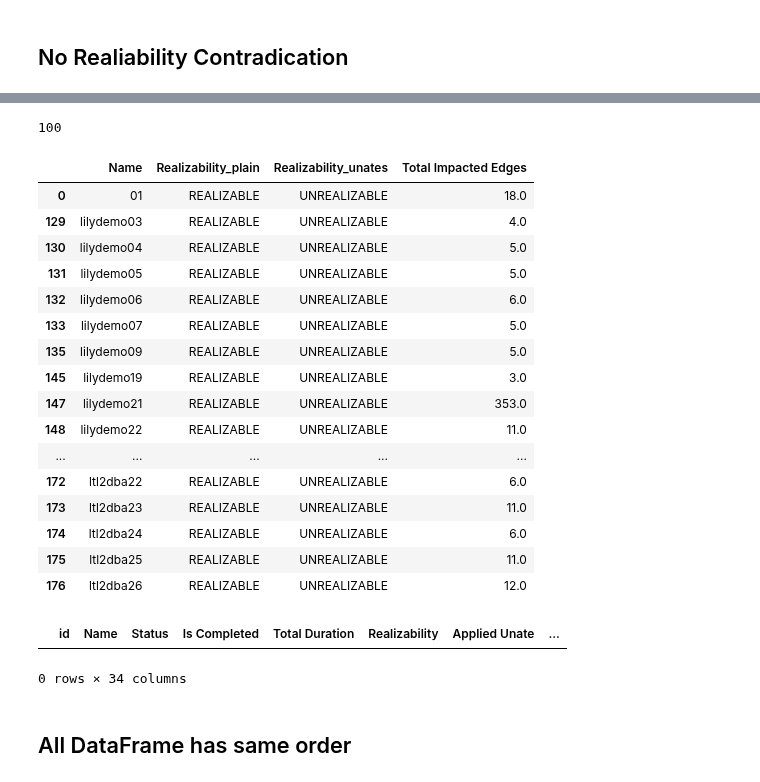
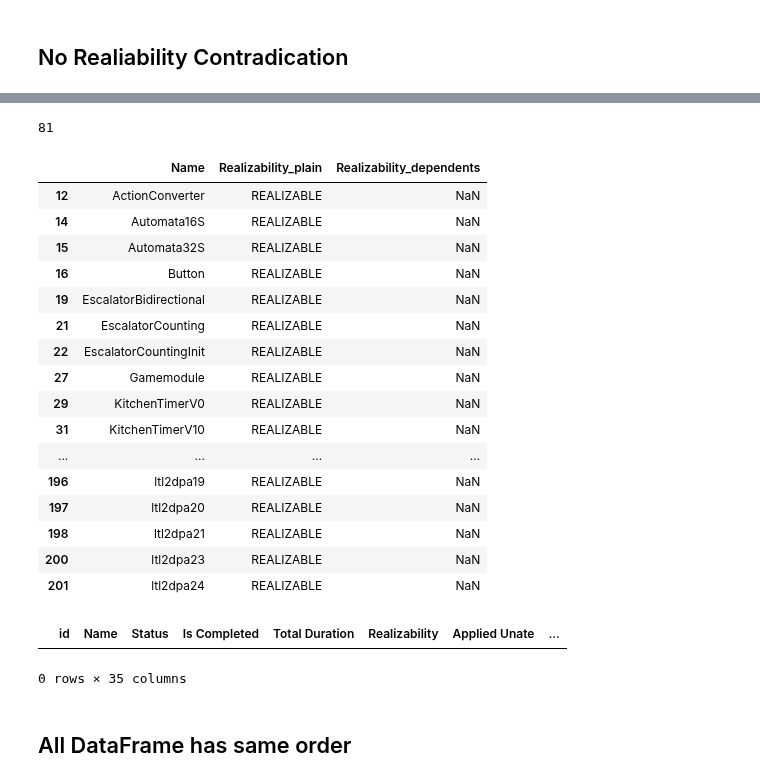
Before and after one commit to eliyaoo32/DepSynt, a Jupyter notebook: notebooks/synthesis.ipynb, the cells around one changed output, grey strips where cells are left out. Saved outputs shown, nothing was run; the diff lists cells and outputs as text; code cells hidden in the pictures.

```diff
--- a/notebooks/synthesis.ipynb
+++ b/notebooks/synthesis.ipynb
@@ -9,7 +9,7 @@ import pandas as pd
 import seaborn as sns
 # %%
 UNATE_SYNTHESIS_PATH = '../experiments/synthesis/unate/'
-# DEPS_SYNTHESIS_PATH = '../experiments/synthesis/dependency/'
+DEPS_SYNTHESIS_PATH = '../experiments/synthesis/dependency/'
 # UNATE_AND_DEPS_SYNTHESIS_PATH = '../experiments/synthesis/unates_and_dependency/'
 PLAIN_SYNTHESIS_PATH = '../experiments/synthesis/plain/'
 # %%
@@ -61,13 +62,24 @@ def benchmark_loader(path: str, idx: str):
         'Name': get_benchmark_name(idx),
     }
 
+    hoa_path = os.path.join(path, idx + ".hoa")
     json_path = os.path.join(path, idx + ".json")
 
-    if not os.path.exists(json_path):
+    if not os.path.exists(hoa_path):
         return {
             **base,
             'Status': Status.NOT_FOUND
         }
+
+    if not os.path.exists(json_path):
+        with open(hoa_path, 'r') as f:
+            content = f.readlines()
+            return {
+                **base,
+                'Status': Status.ERROR,
+                'Error': content[0]
+
+            }
 
     with open(json_path, 'r') as f:
         content = f.readlines()
@@ -239,10 +237,10 @@ unates_synthesis_df
 # %%
-# dependents_synthesis_df = pd.DataFrame([
-#     benchmark_loader(DEPS_SYNTHESIS_PATH, name)
-#     for name in get_all_benchmarks(DEPS_SYNTHESIS_PATH)
-# ])
-# dependents_synthesis_df.head(5)
-# dependents_synthesis_df.to_csv('./dependents.csv', index=False)
+dependents_synthesis_df = pd.DataFrame([
+    benchmark_loader(DEPS_SYNTHESIS_PATH, name)
+    for name in get_all_benchmarks(DEPS_SYNTHESIS_PATH)
+])
+dependents_synthesis_df.head(5)
+dependents_synthesis_df.to_csv('./dependents.csv', index=False)
 # %%
 plain_synthesis_df = pd.DataFrame([
     benchmark_loader(PLAIN_SYNTHESIS_PATH, name)
@@ -344,8 +328,8 @@ automaton_build_duration_df
 
 realizability_df = pd.merge(
     plain_synthesis_df[["Name", "Realizability"]],
-    unates_synthesis_df[["Name", "Realizability", "Total Impacted Edges"]],
-    suffixes=('_plain', '_unates'),
+    dependents_synthesis_df[["Name", "Realizability"]],
+    suffixes=('_plain', '_dependents'),
     on='Name'
 )
 realizability_df
@@ -366,35 +350,35 @@ realizability_df
 # %%
-common_realizable = realizability_df[(realizability_df["Realizability_plain"] == "REALIZABLE") & (realizability_df["Realizability_unates"] == "REALIZABLE")]
+common_realizable = realizability_df[(realizability_df["Realizability_plain"] == "REALIZABLE") & (realizability_df["Realizability_dependents"] == "REALIZABLE")]
 len(common_realizable)
 # %% [output]
-100
+81
 # %%
-not_common_realizable = realizability_df[(realizability_df["Realizability_plain"] == "REALIZABLE") & (realizability_df["Realizability_unates"] != "REALIZABLE")]
+not_common_realizable = realizability_df[(realizability_df["Realizability_plain"] == "REALIZABLE") & (realizability_df["Realizability_dependents"] != "REALIZABLE")]
 not_common_realizable
 # %% [output]
-|  | Name | Realizability_plain | Realizability_unates | Total Impacted Edges |
-| 0 | 01 | REALIZABLE | UNREALIZABLE | 18.0 |
-| 129 | lilydemo03 | REALIZABLE | UNREALIZABLE | 4.0 |
-| 130 | lilydemo04 | REALIZABLE | UNREALIZABLE | 5.0 |
-| 131 | lilydemo05 | REALIZABLE | UNREALIZABLE | 5.0 |
-| 132 | lilydemo06 | REALIZABLE | UNREALIZABLE | 6.0 |
-| 133 | lilydemo07 | REALIZABLE | UNREALIZABLE | 5.0 |
-| 135 | lilydemo09 | REALIZABLE | UNREALIZABLE | 5.0 |
-| 145 | lilydemo19 | REALIZABLE | UNREALIZABLE | 3.0 |
-| 147 | lilydemo21 | REALIZABLE | UNREALIZABLE | 353.0 |
-| 148 | lilydemo22 | REALIZABLE | UNREALIZABLE | 11.0 |
-| ... | ... | ... | ... | ... |
-| 172 | ltl2dba22 | REALIZABLE | UNREALIZABLE | 6.0 |
-| 173 | ltl2dba23 | REALIZABLE | UNREALIZABLE | 11.0 |
-| 174 | ltl2dba24 | REALIZABLE | UNREALIZABLE | 6.0 |
-| 175 | ltl2dba25 | REALIZABLE | UNREALIZABLE | 11.0 |
-| 176 | ltl2dba26 | REALIZABLE | UNREALIZABLE | 12.0 |
+|  | Name | Realizability_plain | Realizability_dependents |
+| 12 | ActionConverter | REALIZABLE | NaN |
+| 14 | Automata16S | REALIZABLE | NaN |
+| 15 | Automata32S | REALIZABLE | NaN |
+| 16 | Button | REALIZABLE | NaN |
+| 19 | EscalatorBidirectional | REALIZABLE | NaN |
+| 21 | EscalatorCounting | REALIZABLE | NaN |
+| 22 | EscalatorCountingInit | REALIZABLE | NaN |
+| 27 | Gamemodule | REALIZABLE | NaN |
+| 29 | KitchenTimerV0 | REALIZABLE | NaN |
+| 31 | KitchenTimerV10 | REALIZABLE | NaN |
+| ... | ... | ... | ... |
+| 196 | ltl2dpa19 | REALIZABLE | NaN |
+| 197 | ltl2dpa20 | REALIZABLE | NaN |
+| 198 | ltl2dpa21 | REALIZABLE | NaN |
+| 200 | ltl2dpa23 | REALIZABLE | NaN |
+| 201 | ltl2dpa24 | REALIZABLE | NaN |
 # %%
 rows_not_in_plain = unates_synthesis_df[~unates_synthesis_df['Name'].isin(plain_synthesis_df['Name'])]
 rows_not_in_plain
 # %% [output]
 |  | id | Name | Status | Is Completed | Total Duration | Realizability | Applied Unate | ... |
-0 rows × 34 columns
+0 rows × 35 columns
 # %% [markdown]
 ## All DataFrame has same order
 # %%
```
Also changed, not shown: parts of 6 cells of this notebook, 8 other files.
